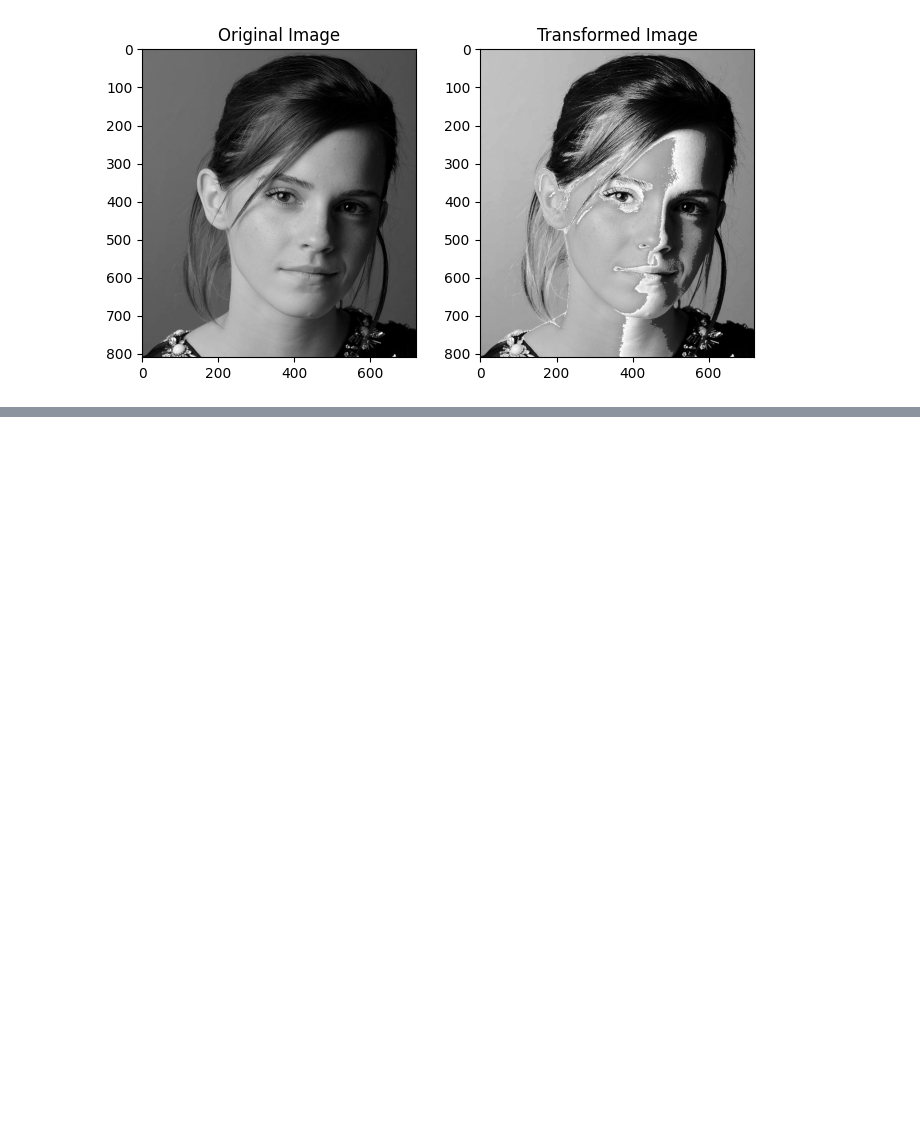
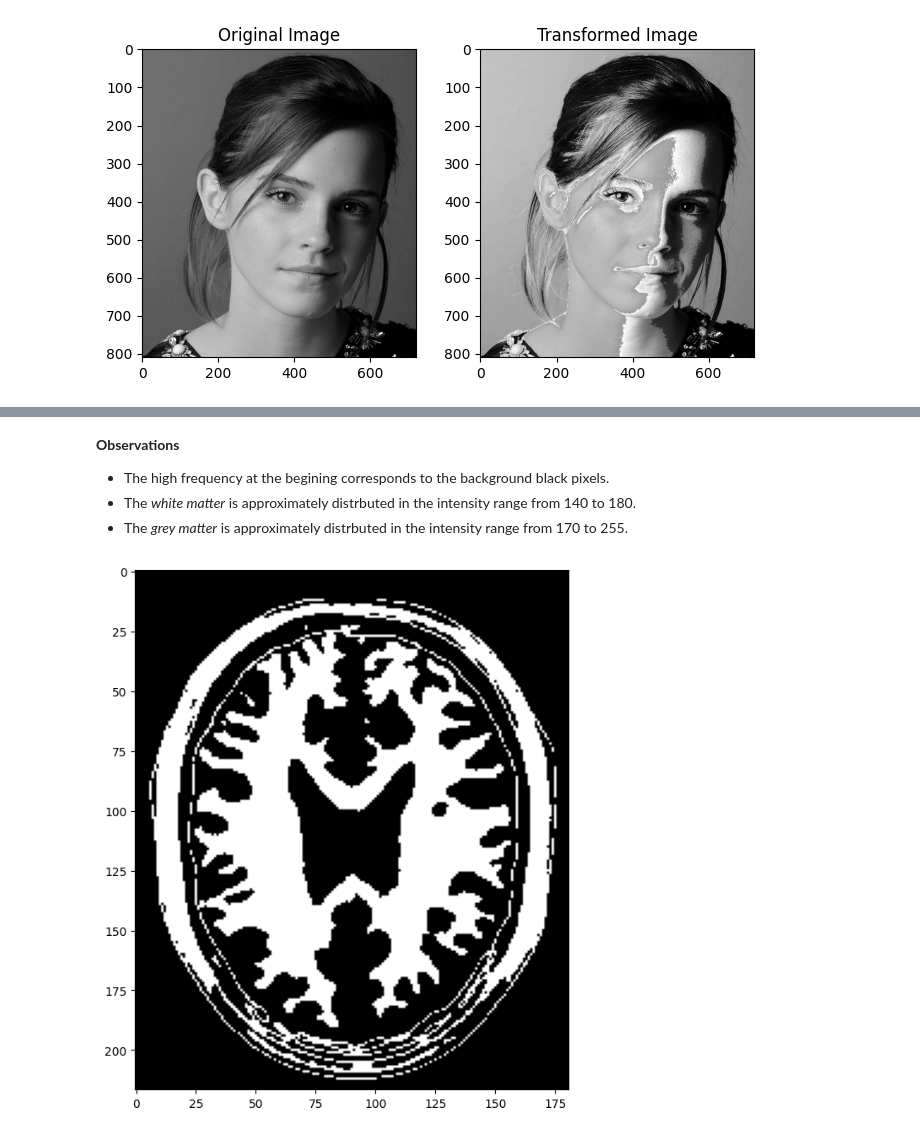
Before and after one commit to SayuruA/Basics-of-Image-Processing, a Jupyter notebook: part_1_Intensity_Transforming.ipynb, the cells around one changed output, grey strips where cells are left out. Cells and saved outputs as stored; diff of their text form; code cells hidden in the pictures; blank space fills up the shorter version.

```diff
--- a/part_1_Intensity_Transforming.ipynb
+++ b/part_1_Intensity_Transforming.ipynb
@@ -72,0 +81,30 @@ Observations
+# %% [markdown]
+**Observations**
+
+
+*   The high frequency at the begining corresponds to the background black pixels.
+*   The *white matter* is approximately distrbuted in the intensity range from 140 to 180.
+* The *grey matter* is approximately distrbuted in the intensity range from 170 to 255.
+# %%
+# for white matter
+t = np.linspace(0, 255, 256).astype(np.uint8)
+
+wlt = 140
+wht = 180
+# white matter accentuating transform
+t_grey = t.copy()
+t_grey[0:wlt] = np.linspace(0, 0, wlt).astype(np.uint8)
+t_grey[wlt:wht] = np.linspace(255, 255, wht-wlt).astype(np.uint8)
+t_grey[wht:256] = np.linspace(0, 0, 256-wht).astype(np.uint8)
+
+# apply an averaging filter
+im_filtered = im_brain.copy()
+# kernal = np.ones((3,3), np.float32)/9
+# im_filtered = cv.filter2D(im_brain, -1, kernal)
+
+im_white = cv.LUT(im_filtered, t_grey)
+fig, ax = plt.subplots(figsize=(8,8))
+ax.imshow(im_white, cmap = 'gray', vmin = 0, vmax = 255)
+plt.show()
+# %% [output]
+[figure, added]
```
Also changed, not shown: parts of 8 cells of this notebook.
